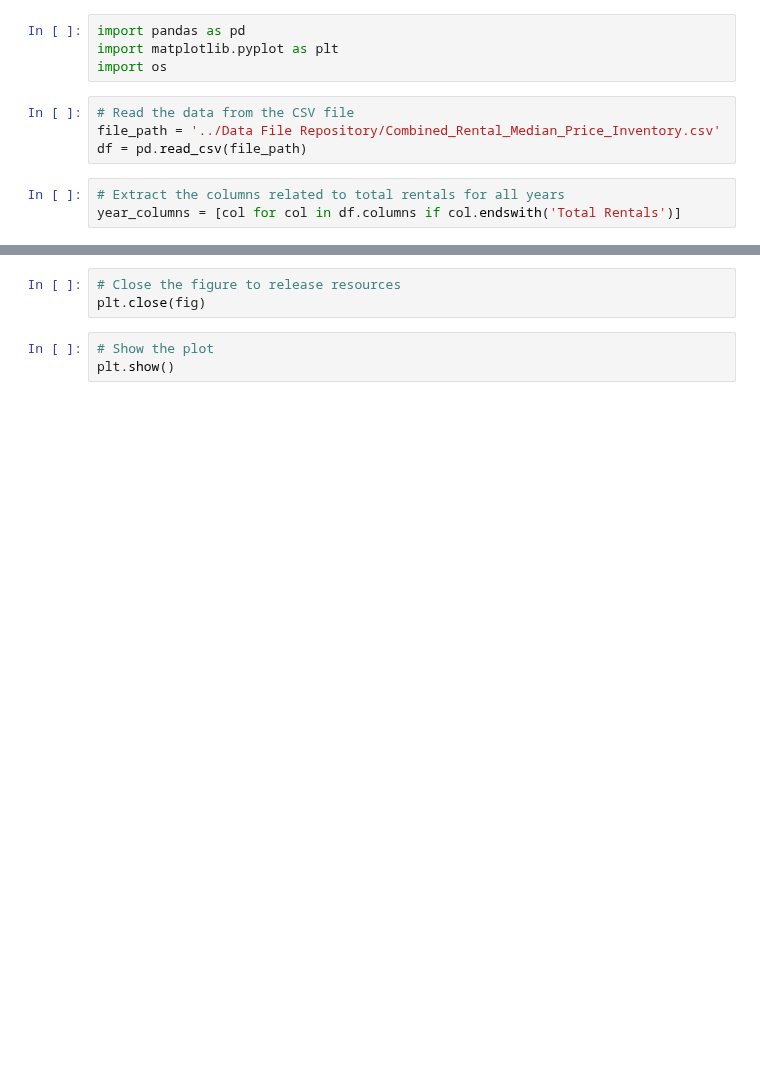
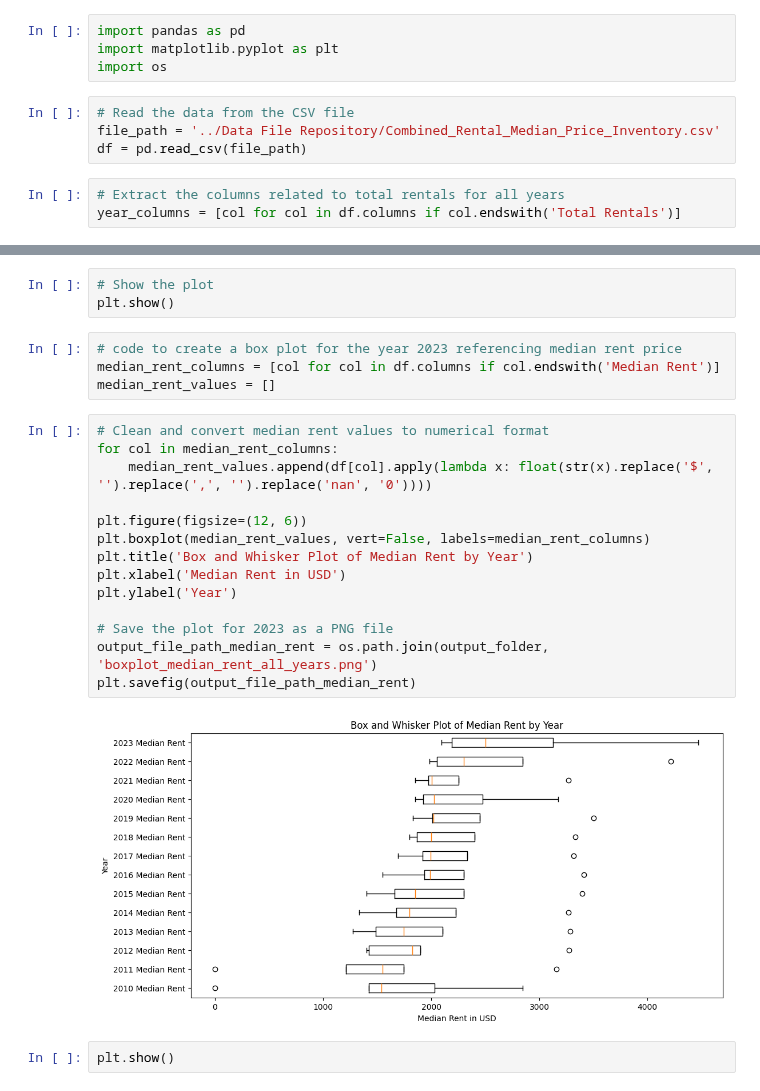
Before and after one commit to mtkrebs87/Project_1, a Jupyter notebook: Code Repository/Box and Whisker plots.ipynb, the cells around one changed output, grey strips where cells are left out. Drawn from its saved outputs; the diff is of its cells as text; blank space fills up the shorter version.

Commit message:
adding boxplots

```diff
--- a/Code Repository/Box and Whisker plots.ipynb
+++ b/Code Repository/Box and Whisker plots.ipynb
@@ -37,6 +31,25 @@ fig.savefig(output_path, dpi=300)
-# %%
-# Close the figure to release resources
-plt.close(fig)
 # %%
 # Show the plot
 plt.show()
+# %%
+# code to create a box plot for the year 2023 referencing median rent price
+median_rent_columns = [col for col in df.columns if col.endswith('Median Rent')]
+median_rent_values = []
+# %%
+# Clean and convert median rent values to numerical format
+for col in median_rent_columns:
+    median_rent_values.append(df[col].apply(lambda x: float(str(x).replace('$', '').replace(',', '').replace('nan', '0'))))
+
+plt.figure(figsize=(12, 6))
+plt.boxplot(median_rent_values, vert=False, labels=median_rent_columns)
+plt.title('Box and Whisker Plot of Median Rent by Year')
+plt.xlabel('Median Rent in USD')
+plt.ylabel('Year')
+
+# Save the plot for 2023 as a PNG file
+output_file_path_median_rent = os.path.join(output_folder, 'boxplot_median_rent_all_years.png')
+plt.savefig(output_file_path_median_rent)
+# %% [output]
+[figure, added]
+# %%
+plt.show()
```
Also changed, not shown: parts of 4 cells of this notebook, 4 other files.
